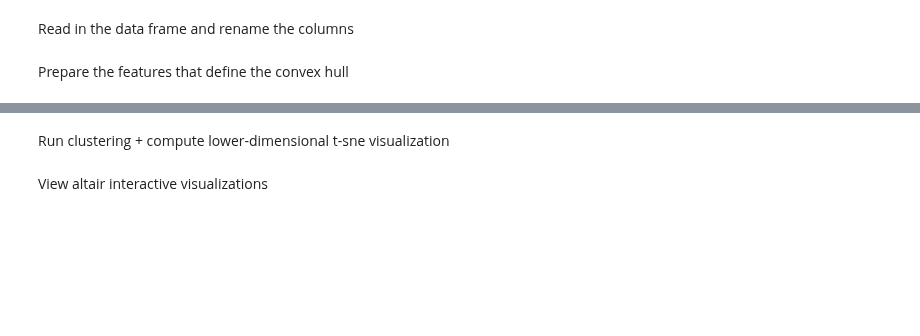
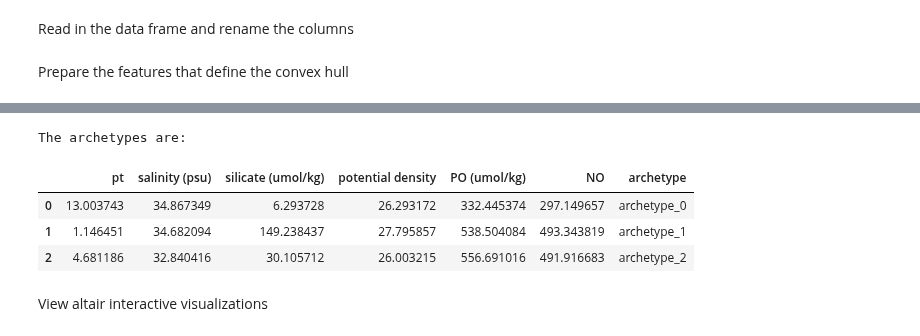
Before and after one commit to nitrogenlab/oceanography_colab_notebooks, a Jupyter notebook: for_rian/ArchetypeAnalysis_GP15_WaterMasses.ipynb, the cells around one changed output, grey strips where cells are left out. Drawn from its saved outputs; the diff is of its cells as text; code cells hidden in the pictures; blank space fills up the shorter version.

```diff
--- a/for_rian/ArchetypeAnalysis_GP15_WaterMasses.ipynb
+++ b/for_rian/ArchetypeAnalysis_GP15_WaterMasses.ipynb
@@ -133,21 +164,28 @@ print(features.shape)
 from py_pcha import PCHA
 import matplotlib
 
+
 NUM_ENDMEMBERS = 3
 XC, S, C, SSE, varexpl = PCHA(X=features.T, noc=NUM_ENDMEMBERS, verbose=False)
 print("variance explained:",varexpl)
 
-arrS = np.array(S)
-for archetype_num in range(S.shape[0]):
-  foraltair_df['archetype_'+str(archetype_num)] = arrS[archetype_num, :]
+#get the archetype_dataframe containing original archetype features
+archetypes_df = get_archetypes_df(archetype_features=np.array(XC).transpose())
 
-#compute a color based on the archetypes
-foraltair_df['archetypecolors'] = [
+archetype_compositions = np.array(S).transpose()
+save_archetype_compositions(
+    archetype_compositions=np.array(S).transpose(),
+    df=remapnames_df)
+
+save_reconstructed_features(
+    reconstructed_features=np.array(XC*S).transpose(),
+    df=remapnames_df)
+
+##Old code for computing a color when there are only 3 archetypes
+remapnames_df['archetypecolors'] = [
   matplotlib.colors.rgb2hex((a1,a2,a3))
-  for (a1,a2,a3) in zip(arrS[0, :], arrS[1, :], arrS[2, :])
+  for (a1,a2,a3) in zip(archetype_compositions[:,0],
+                        archetype_compositions[:,1],
+                        archetype_compositions[:,2])
 ]
-
-explanation = XC*S #this is what the archetypes explain
-squared_errors = np.sum(np.square(np.array(explanation-features.T)), axis=0)
-foraltair_df['squared_errors'] = squared_errors
 # %% [output]
@@ -155,5 +193,12 @@ variance explained: 0.9435972462422355
-# %% [markdown]
-Run clustering + compute lower-dimensional t-sne visualization
+# %%
+print("The archetypes are:")
+archetypes_df
+# %% [output]
+The archetypes are:
+|  | pt | salinity (psu) | silicate (umol/kg) | potential density | PO (umol/kg) | NO | archetype |
+| 0 | 13.003743 | 34.867349 | 6.293728 | 26.293172 | 332.445374 | 297.149657 | archetype_0 |
+| 1 | 1.146451 | 34.682094 | 149.238437 | 27.795857 | 538.504084 | 493.343819 | archetype_1 |
+| 2 | 4.681186 | 32.840416 | 30.105712 | 26.003215 | 556.691016 | 491.916683 | archetype_2 |
 # %% [markdown]
 View altair interactive visualizations
 # %%
```
Also changed, not shown: parts of 9 cells of this notebook.
